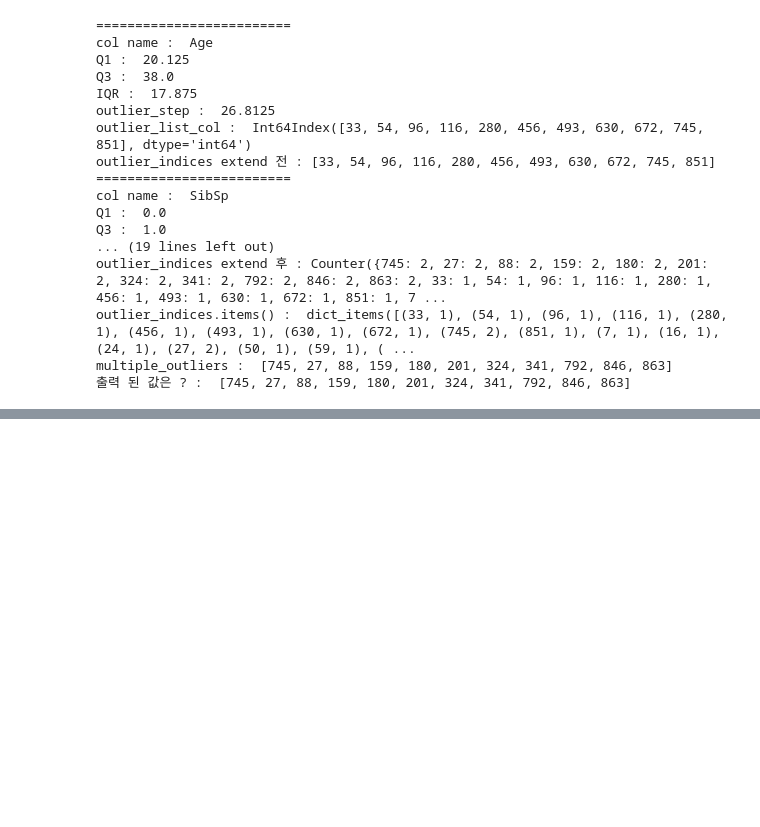
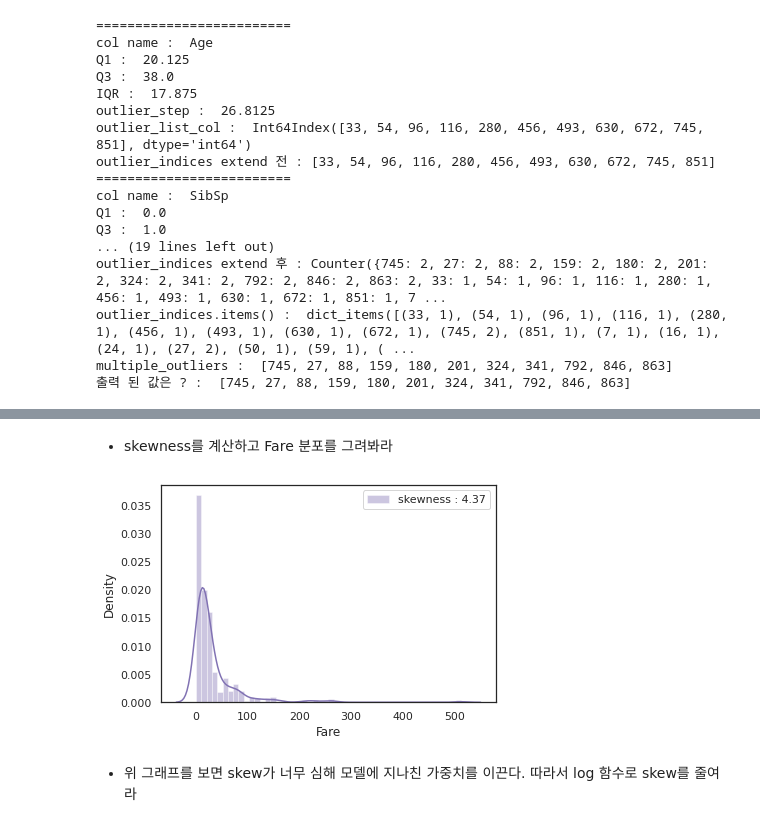
Before and after one commit to analyst-rhie/Kaggle, a Jupyter notebook: 타이타닉_머신러닝_모델링_정답지.ipynb, the cells around one changed output, grey strips where cells are left out. Saved outputs shown, nothing was run; the diff lists cells and outputs as text; code cells hidden in the pictures; blank space fills up the shorter version.

```diff
--- a/타이타닉_머신러닝_모델링_정답지.ipynb
+++ b/타이타닉_머신러닝_모델링_정답지.ipynb
@@ -145,0 +184,4 @@ outliers_to_drop
+# %%
+train_len=len(train)
+
+dataset = pd.concat([train,test], axis=0).reset_index(drop=True)
@@ -145,0 +192,4 @@ outliers_to_drop
+# %%
+dataset = dataset.fillna(np.nan)
+
+dataset.isnull().sum()
@@ -145,0 +299,11 @@ outliers_to_drop
+# %%
+dataset['Fare'] = dataset['Fare'].fillna(dataset["Fare"].median())
+# %% [markdown]
+* skewness를 계산하고 Fare 분포를 그려봐라
+# %%
+g = sns.distplot(train['Fare'], color="m", label="skewness : %.2f"%(dataset['Fare'].skew()))
+g = g.legend(loc='best')
+# %% [output]
+[figure, added]
+# %% [markdown]
+* 위 그래프를 보면 skew가 너무 심해 모델에 지나친 가중치를 이끈다. 따라서 log 함수로 skew를 줄여라
```
Also changed, not shown: parts of 31 cells of this notebook.
